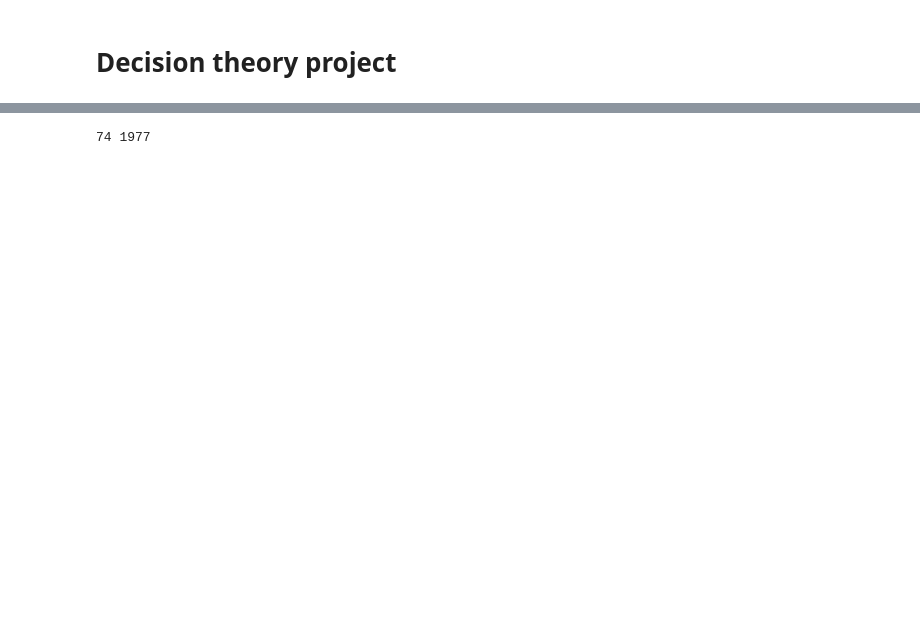
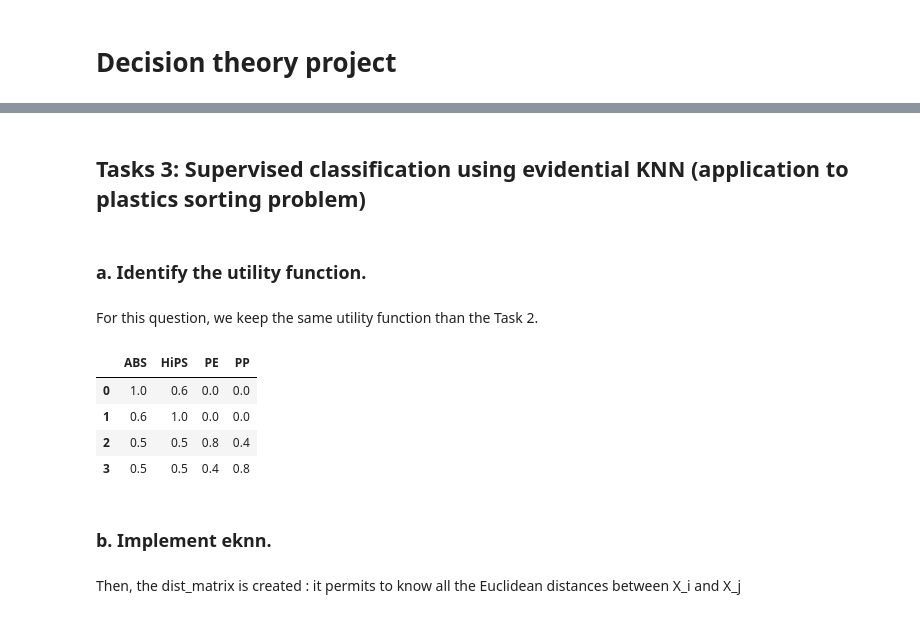
Before and after one commit to LucasTexier/Decision_theory_project, a Jupyter notebook: Decision_theory.ipynb, the cells around one changed output, grey strips where cells are left out. Cells and saved outputs as stored; diff of their text form; code cells hidden in the pictures; blank space fills up the shorter version.

Commit message:
feat: add EKNN function

```diff
--- a/Decision_theory.ipynb
+++ b/Decision_theory.ipynb
@@ -153,13 +3,29 @@ def eknn(indice, train_size, y):
-# %%
-true = 0
-false = 0
-
-for i in range(len(X_train), len(data)):
-    pred, expected = eknn(i, len(X_train), y)
-    if pred == expected :
-        true += 1
-    else :
-        false += 1
-print(true, false)
-# %% [output]
-74 1977
+# %% [markdown]
+## Tasks 3: Supervised classification using evidential KNN (application to plastics sorting problem)
+# %% [markdown]
+### a. Identify the utility function.
+# %% [markdown]
+For this question, we keep the same utility function than the Task 2.
+# %%
+import pandas as pd
+import numpy as np
+
+u = [[1,0.6,0,0],
+     [0.6,1,0,0],
+     [0.5,0.5,0.8,0.4],
+     [0.5,0.5,0.4,0.8]]
+
+# list of the classes
+classe = ['ABS', 'HiPS', 'PE', 'PP']
+
+utility_matrix = pd.DataFrame(u, columns=classe)
+# %%
+utility_matrix.head()
+# %% [output]
+|  | ABS | HiPS | PE | PP |
+| 0 | 1.0 | 0.6 | 0.0 | 0.0 |
+| 1 | 0.6 | 1.0 | 0.0 | 0.0 |
+| 2 | 0.5 | 0.5 | 0.8 | 0.4 |
+| 3 | 0.5 | 0.5 | 0.4 | 0.8 |
+# %% [markdown]
+### b. Implement eknn.
@@ -165,0 +42,2 @@ print(true, false)
+# %% [markdown]
+Then, the dist_matrix is created : it permits to know all the Euclidean distances between X_i and X_j
```
Also changed, not shown: parts of 37 cells of this notebook.
